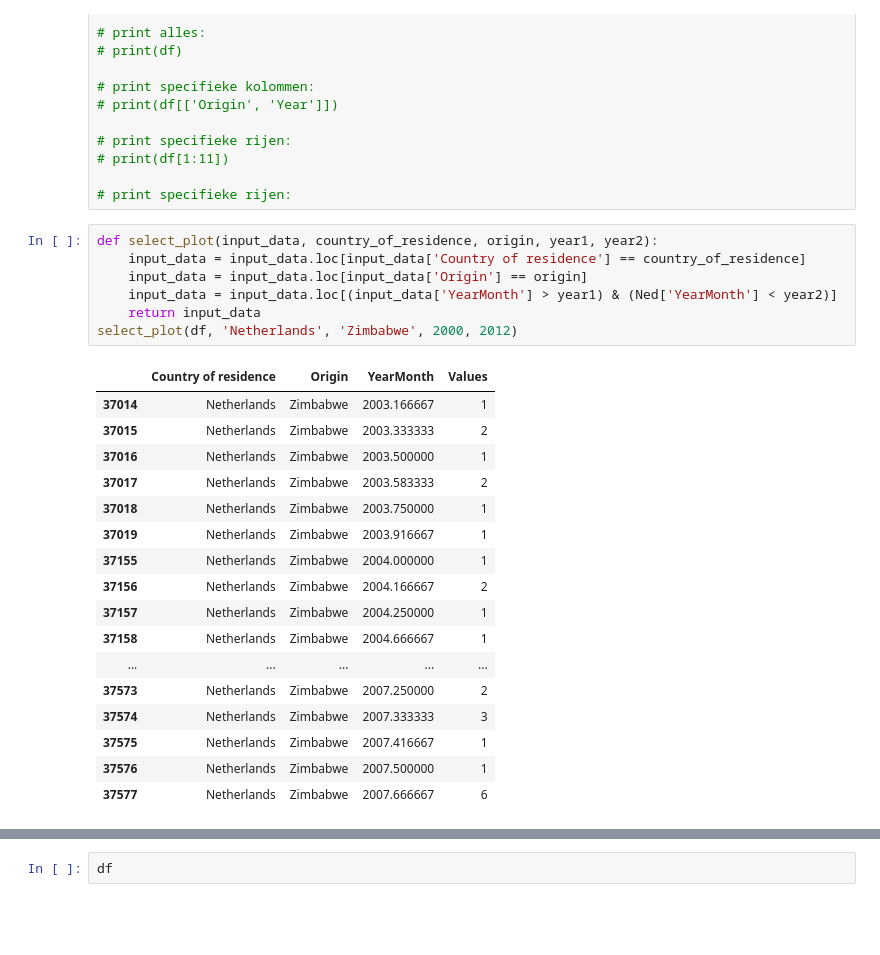
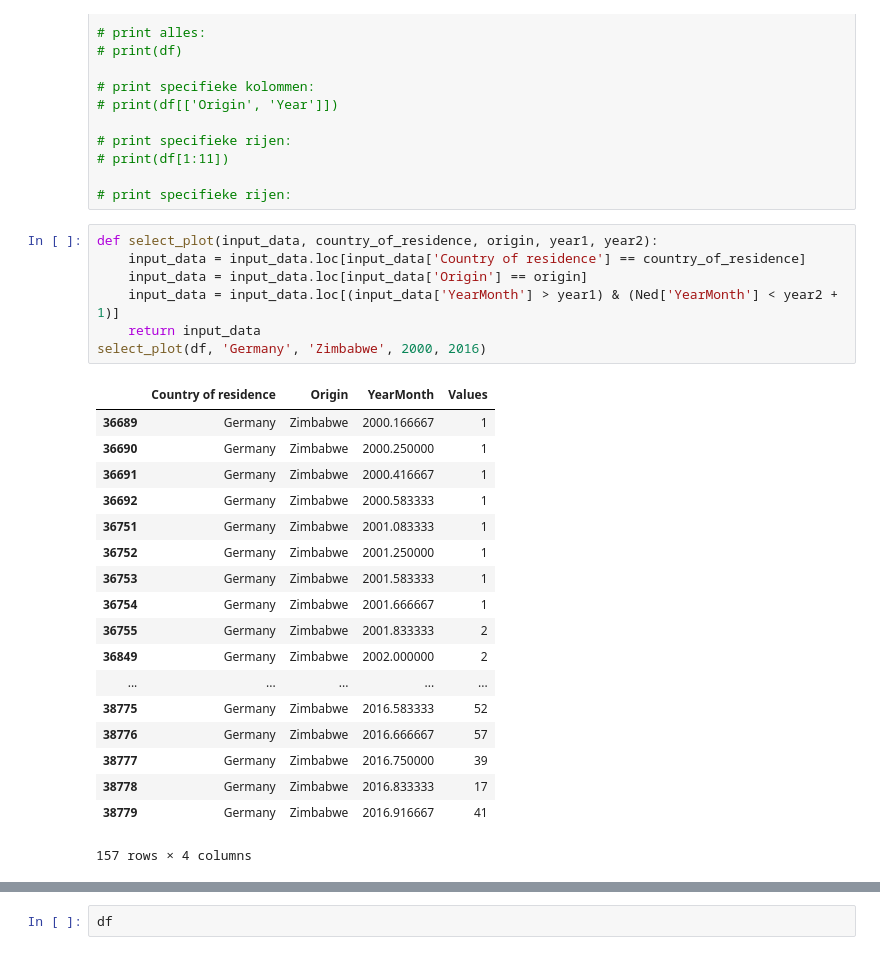
Before and after one commit to Take2001/DataProcessing, a Jupyter notebook: klad/Bob/csv.ipynb, the cells around one changed output, grey strips where cells are left out. Cells and saved outputs as stored; diff of their text form; blank space fills up the shorter version.

```diff
--- a/klad/Bob/csv.ipynb
+++ b/klad/Bob/csv.ipynb
@@ -39,25 +18,26 @@ df = pd.DataFrame(raw_data)
 # %%
 def select_plot(input_data, country_of_residence, origin, year1, year2):
     input_data = input_data.loc[input_data['Country of residence'] == country_of_residence]
     input_data = input_data.loc[input_data['Origin'] == origin]
-    input_data = input_data.loc[(input_data['YearMonth'] > year1) & (Ned['YearMonth'] < year2)]
+    input_data = input_data.loc[(input_data['YearMonth'] > year1) & (Ned['YearMonth'] < year2 + 1)]
     return input_data
-select_plot(df, 'Netherlands', 'Zimbabwe', 2000, 2012)
+select_plot(df, 'Germany', 'Zimbabwe', 2000, 2016)
 # %% [output]
 |  | Country of residence | Origin | YearMonth | Values |
-| 37014 | Netherlands | Zimbabwe | 2003.166667 | 1 |
-| 37015 | Netherlands | Zimbabwe | 2003.333333 | 2 |
-| 37016 | Netherlands | Zimbabwe | 2003.500000 | 1 |
-| 37017 | Netherlands | Zimbabwe | 2003.583333 | 2 |
-| 37018 | Netherlands | Zimbabwe | 2003.750000 | 1 |
-| 37019 | Netherlands | Zimbabwe | 2003.916667 | 1 |
-| 37155 | Netherlands | Zimbabwe | 2004.000000 | 1 |
-| 37156 | Netherlands | Zimbabwe | 2004.166667 | 2 |
-| 37157 | Netherlands | Zimbabwe | 2004.250000 | 1 |
-| 37158 | Netherlands | Zimbabwe | 2004.666667 | 1 |
+| 36689 | Germany | Zimbabwe | 2000.166667 | 1 |
+| 36690 | Germany | Zimbabwe | 2000.250000 | 1 |
+| 36691 | Germany | Zimbabwe | 2000.416667 | 1 |
+| 36692 | Germany | Zimbabwe | 2000.583333 | 1 |
+| 36751 | Germany | Zimbabwe | 2001.083333 | 1 |
+| 36752 | Germany | Zimbabwe | 2001.250000 | 1 |
+| 36753 | Germany | Zimbabwe | 2001.583333 | 1 |
+| 36754 | Germany | Zimbabwe | 2001.666667 | 1 |
+| 36755 | Germany | Zimbabwe | 2001.833333 | 2 |
+| 36849 | Germany | Zimbabwe | 2002.000000 | 2 |
 | ... | ... | ... | ... | ... |
-| 37573 | Netherlands | Zimbabwe | 2007.250000 | 2 |
-| 37574 | Netherlands | Zimbabwe | 2007.333333 | 3 |
-| 37575 | Netherlands | Zimbabwe | 2007.416667 | 1 |
-| 37576 | Netherlands | Zimbabwe | 2007.500000 | 1 |
-| 37577 | Netherlands | Zimbabwe | 2007.666667 | 6 |
+| 38775 | Germany | Zimbabwe | 2016.583333 | 52 |
+| 38776 | Germany | Zimbabwe | 2016.666667 | 57 |
+| 38777 | Germany | Zimbabwe | 2016.750000 | 39 |
+| 38778 | Germany | Zimbabwe | 2016.833333 | 17 |
+| 38779 | Germany | Zimbabwe | 2016.916667 | 41 |
+157 rows × 4 columns
```
Also changed, not shown: parts of 4 cells of this notebook.
